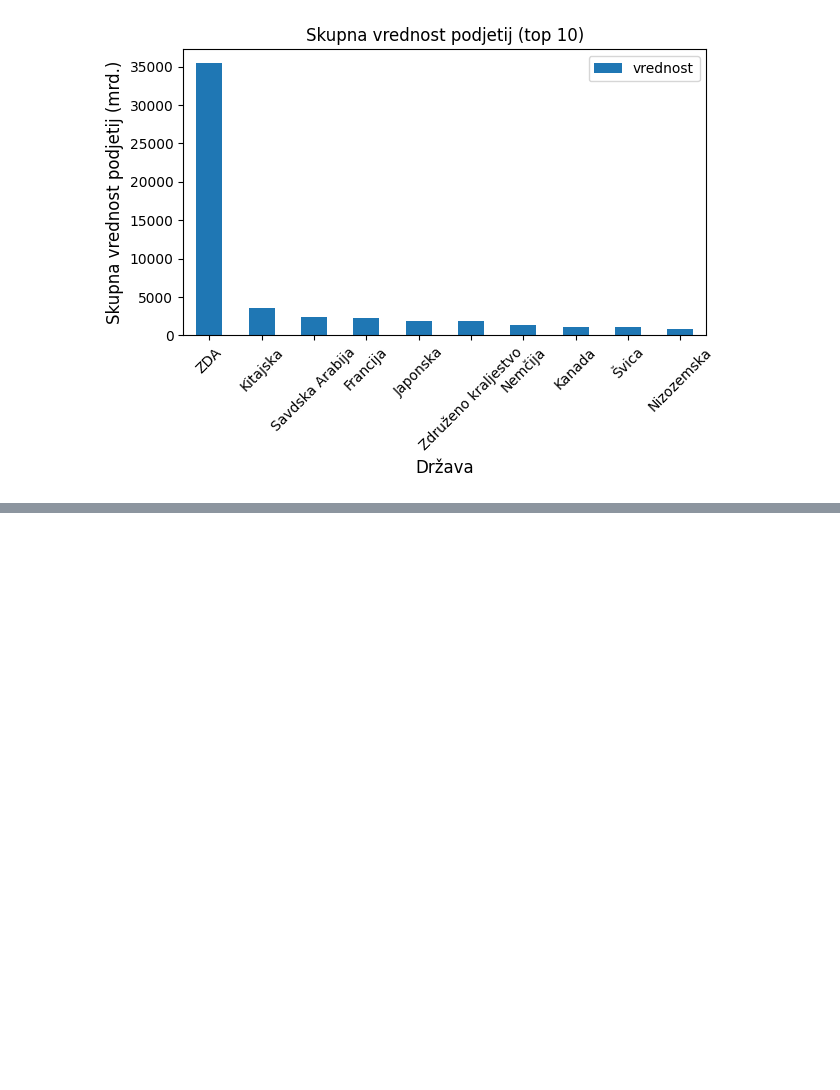
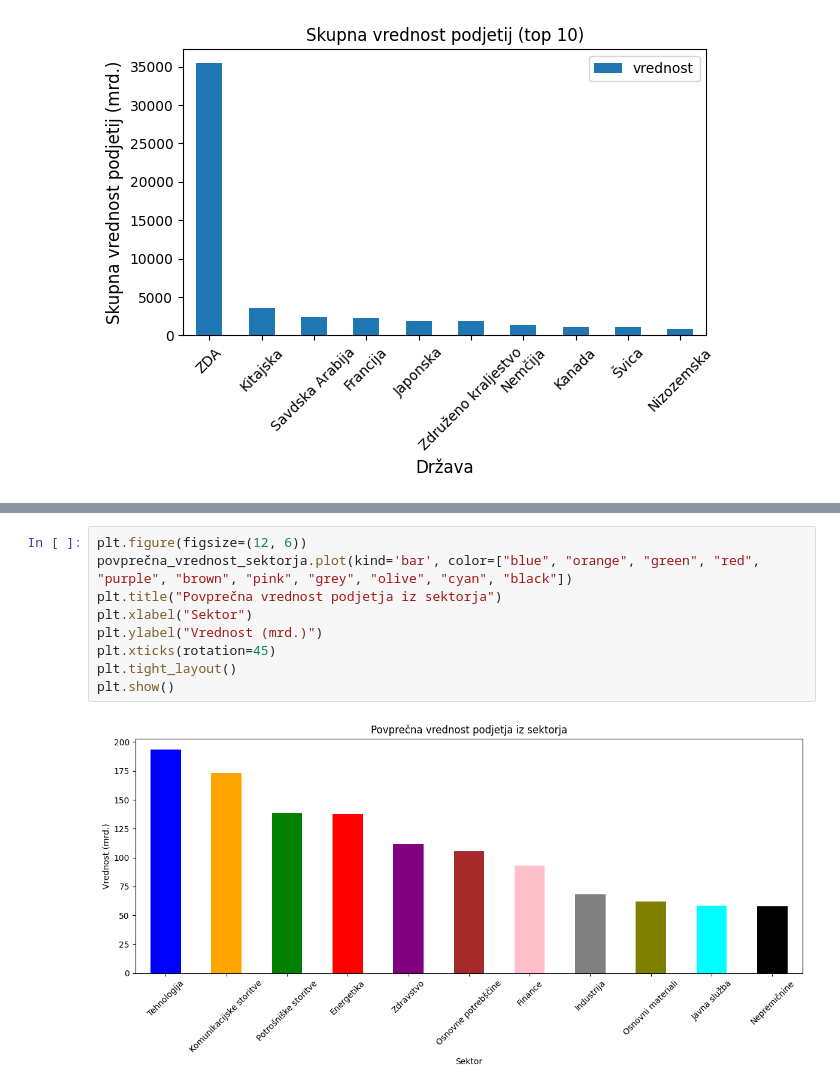
Before and after one commit to MaksRozman7/ProjektnaNaloga, a Jupyter notebook: predstavitev.ipynb, the cells around one changed output, grey strips where cells are left out. Cells and saved outputs as stored; diff of their text form; blank space fills up the shorter version.

```diff
--- a/predstavitev.ipynb
+++ b/predstavitev.ipynb
@@ -93,0 +112,11 @@ plt.show()
+# %%
+plt.figure(figsize=(12, 6))
+povprečna_vrednost_sektorja.plot(kind='bar', color=["blue", "orange", "green", "red", "purple", "brown", "pink", "grey", "olive", "cyan", "black"])
+plt.title("Povprečna vrednost podjetja iz sektorja")
+plt.xlabel("Sektor")
+plt.ylabel("Vrednost (mrd.)")
+plt.xticks(rotation=45)
+plt.tight_layout()
+plt.show()
+# %% [output]
+[figure, added]
```
Also changed, not shown: parts of 7 cells of this notebook, 1 other file.
